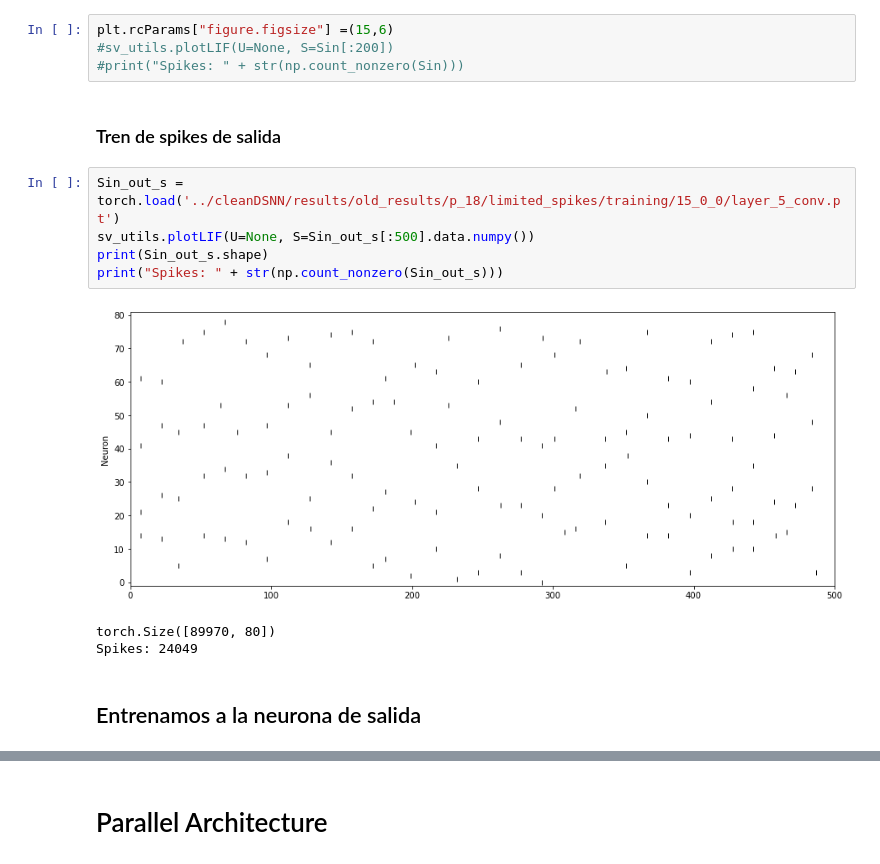
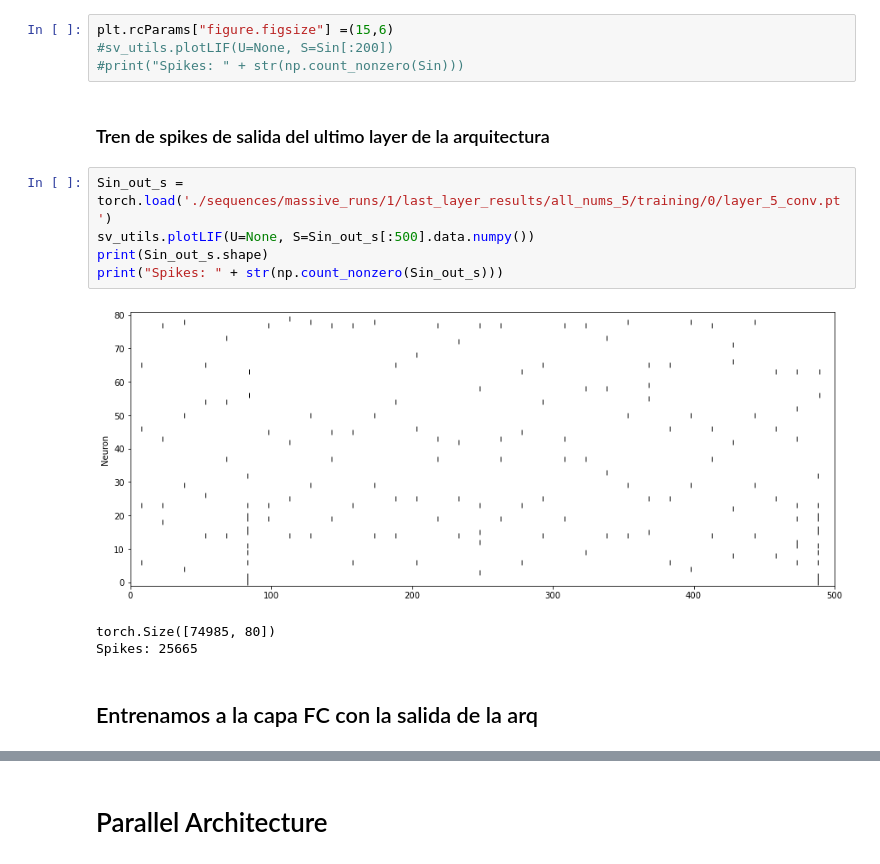
Before and after one commit to mmaximiliano/SDNN, a Jupyter notebook: patterns/SequenceVisualizer.ipynb, the cells around one changed output, grey strips where cells are left out. Cells and saved outputs as stored; diff of their text form.

```diff
--- a/patterns/SequenceVisualizer.ipynb
+++ b/patterns/SequenceVisualizer.ipynb
@@ -26,18 +24,18 @@ plt.rcParams["figure.figsize"] =(15,6)
 #sv_utils.plotLIF(U=None, S=Sin[:200])
 #print("Spikes: " + str(np.count_nonzero(Sin)))
 # %% [markdown]
-### Tren de spikes de salida
+### Tren de spikes de salida del ultimo layer de la arquitectura
 # %%
-Sin_out_s = torch.load('../cleanDSNN/results/old_results/p_18/limited_spikes/training/15_0_0/layer_5_conv.pt')
+Sin_out_s = torch.load('./sequences/massive_runs/1/last_layer_results/all_nums_5/training/0/layer_5_conv.pt')
 sv_utils.plotLIF(U=None, S=Sin_out_s[:500].data.numpy())
 print(Sin_out_s.shape)
 print("Spikes: " + str(np.count_nonzero(Sin_out_s)))
 # %% [output]
-[figure, old version]
+[figure, new version]
-torch.Size([89970, 80])
-Spikes: 24049
+torch.Size([74985, 80])
+Spikes: 25665
 # %% [markdown]
-## Entrenamos a la neurona de salida
+## Entrenamos a la capa FC con la salida de la arq
 # %%
 #pat_times = np.load('./sequences/p_18/training/pat_p_18.npy')
 Sin = Sin_out_s.clone().detach()
```
Also changed, not shown: parts of 10 cells of this notebook, 10 other files.
